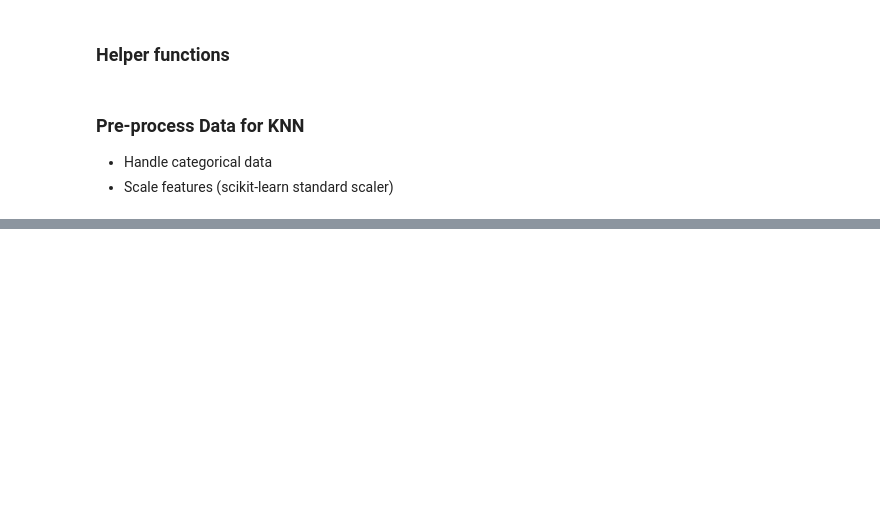
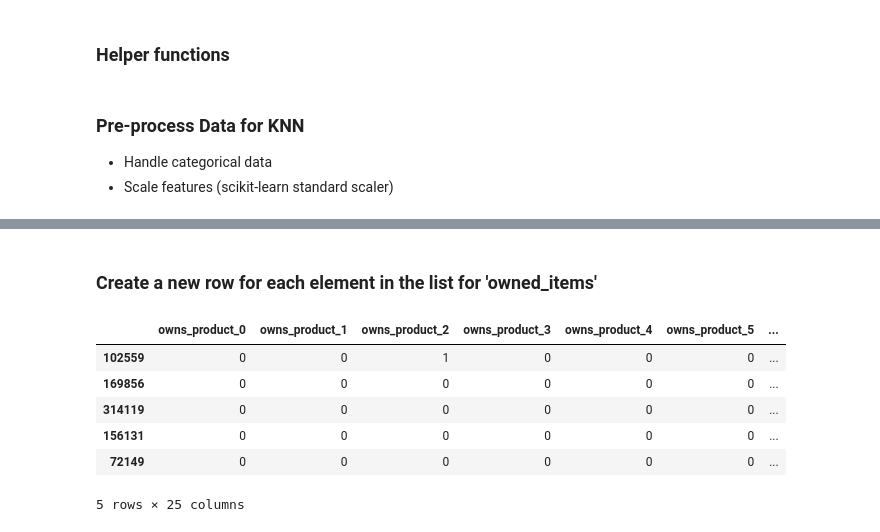
Before and after one commit to highwind-ai/examples, a Jupyter notebook: knn-banking-product-recommender/notebooks/data_exploration_santander_product_ds.ipynb, the cells around one changed output, grey strips where cells are left out. Cells and saved outputs as stored; diff of their text form; code cells hidden in the pictures; blank space fills up the shorter version.

```diff
--- a/knn-banking-product-recommender/notebooks/data_exploration_santander_product_ds.ipynb
+++ b/knn-banking-product-recommender/notebooks/data_exploration_santander_product_ds.ipynb
@@ -978,0 +1034,6 @@ if test_only_columns:
+# %% [markdown]
+### Create a new row for each element in the list for 'owned_items'
+# %%
+# Product codes start from 0
+# There are 24 products and -1 which represents no products owned ie: 25 total product codes
+expected_num_items = 25
@@ -978,0 +1050,17 @@ if test_only_columns:
+# %%
+## test
+ownership_cols_test = get_binary_item_ownership_columns(
+    df_=df_test_result,
+    owned_items_col="owned_products",
+    nb_items=expected_num_items
+)
+
+# ownership_cols_test.sample(5)
+# %% [output]
+|  | owns_product_0 | owns_product_1 | owns_product_2 | owns_product_3 | owns_product_4 | owns_product_5 | ... |
+| 102559 | 0 | 0 | 1 | 0 | 0 | 0 | ... |
+| 169856 | 0 | 0 | 0 | 0 | 0 | 0 | ... |
+| 314119 | 0 | 0 | 0 | 0 | 0 | 0 | ... |
+| 156131 | 0 | 0 | 0 | 0 | 0 | 0 | ... |
+| 72149 | 0 | 0 | 0 | 0 | 0 | 0 | ... |
+5 rows × 25 columns
```
Also changed, not shown: parts of 29 cells of this notebook.
